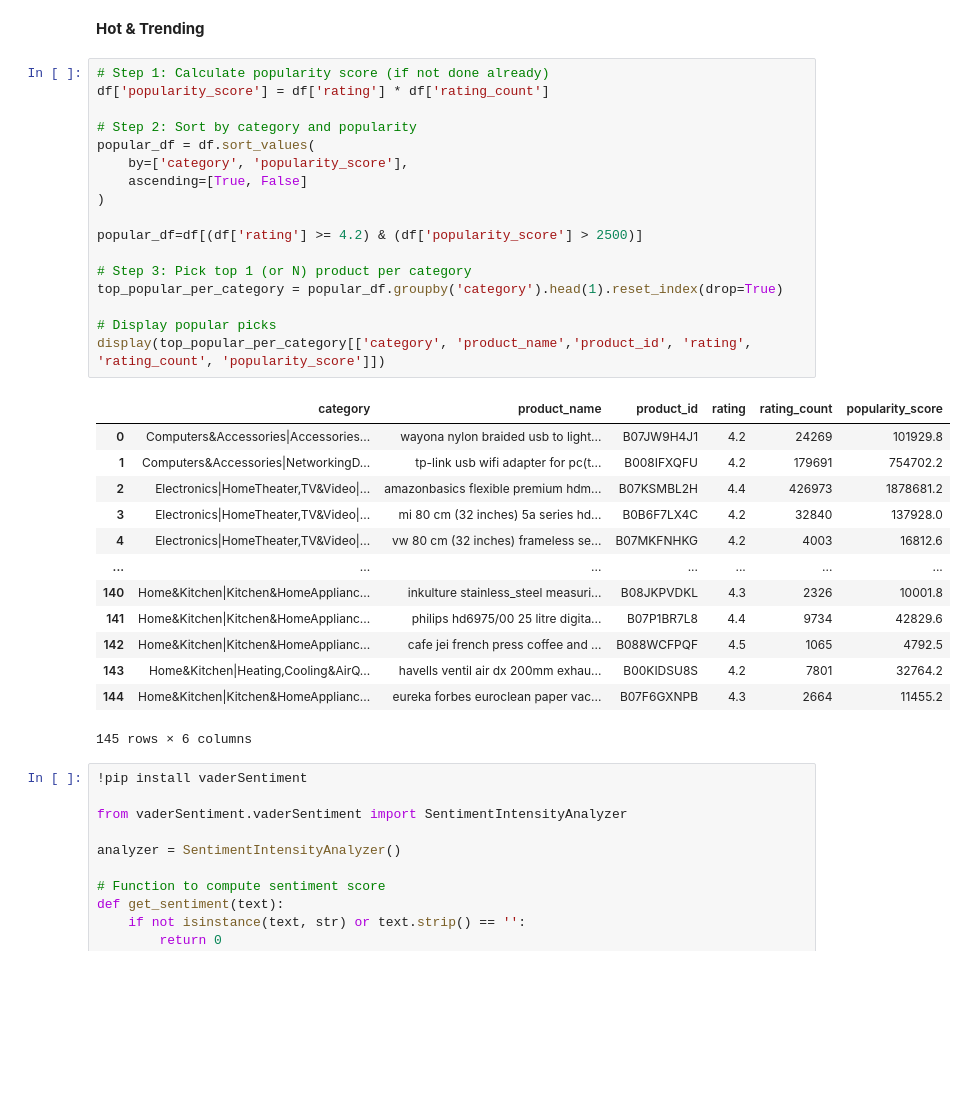
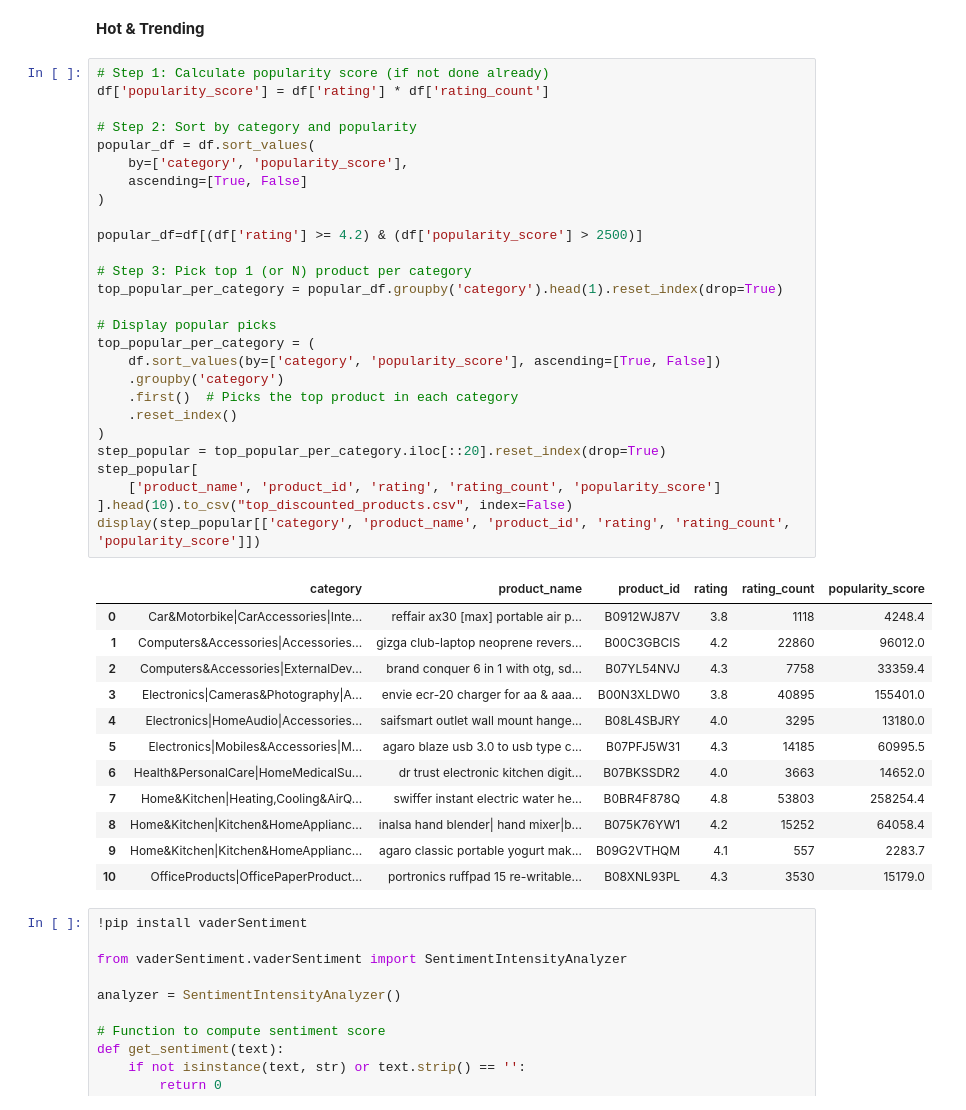
Before and after one commit to Yeshwanth-189/a-i-r, a Jupyter notebook: amazon_dataset_exploration.ipynb, the cells around one changed output. Saved outputs shown, nothing was run; the diff lists cells and outputs as text; blank space fills up the shorter version.

```diff
--- a/amazon_dataset_exploration.ipynb
+++ b/amazon_dataset_exploration.ipynb
@@ -179,34 +186,43 @@ display(top_discounted[['product_name', 'actual_price', 'discounted_price', 'pri
 # %%
 # Step 1: Calculate popularity score (if not done already)
 df['popularity_score'] = df['rating'] * df['rating_count']
 
 # Step 2: Sort by category and popularity
 popular_df = df.sort_values(
     by=['category', 'popularity_score'],
     ascending=[True, False]
 )
 
 popular_df=df[(df['rating'] >= 4.2) & (df['popularity_score'] > 2500)]
 
 # Step 3: Pick top 1 (or N) product per category
 top_popular_per_category = popular_df.groupby('category').head(1).reset_index(drop=True)
 
 # Display popular picks
-display(top_popular_per_category[['category', 'product_name','product_id', 'rating', 'rating_count', 'popularity_score']])
+top_popular_per_category = (
+    df.sort_values(by=['category', 'popularity_score'], ascending=[True, False])
+    .groupby('category')
+    .first()  # Picks the top product in each category
+    .reset_index()
+)
+step_popular = top_popular_per_category.iloc[::20].reset_index(drop=True)
+step_popular[
+    ['product_name', 'product_id', 'rating', 'rating_count', 'popularity_score']
+].head(10).to_csv("top_discounted_products.csv", index=False)
+display(step_popular[['category', 'product_name', 'product_id', 'rating', 'rating_count', 'popularity_score']])
 # %% [output]
 |  | category | product_name | product_id | rating | rating_count | popularity_score |
-| 0 | Computers&Accessories|Accessories... | wayona nylon braided usb to light... | B07JW9H4J1 | 4.2 | 24269 | 101929.8 |
-| 1 | Computers&Accessories|NetworkingD... | tp-link usb wifi adapter for pc(t... | B008IFXQFU | 4.2 | 179691 | 754702.2 |
-| 2 | Electronics|HomeTheater,TV&Video|... | amazonbasics flexible premium hdm... | B07KSMBL2H | 4.4 | 426973 | 1878681.2 |
-| 3 | Electronics|HomeTheater,TV&Video|... | mi 80 cm (32 inches) 5a series hd... | B0B6F7LX4C | 4.2 | 32840 | 137928.0 |
-| 4 | Electronics|HomeTheater,TV&Video|... | vw 80 cm (32 inches) frameless se... | B07MKFNHKG | 4.2 | 4003 | 16812.6 |
-| ... | ... | ... | ... | ... | ... | ... |
-| 140 | Home&Kitchen|Kitchen&HomeApplianc... | inkulture stainless_steel measuri... | B08JKPVDKL | 4.3 | 2326 | 10001.8 |
-| 141 | Home&Kitchen|Kitchen&HomeApplianc... | philips hd6975/00 25 litre digita... | B07P1BR7L8 | 4.4 | 9734 | 42829.6 |
-| 142 | Home&Kitchen|Kitchen&HomeApplianc... | cafe jei french press coffee and ... | B088WCFPQF | 4.5 | 1065 | 4792.5 |
-| 143 | Home&Kitchen|Heating,Cooling&AirQ... | havells ventil air dx 200mm exhau... | B00KIDSU8S | 4.2 | 7801 | 32764.2 |
-| 144 | Home&Kitchen|Kitchen&HomeApplianc... | eureka forbes euroclean paper vac... | B07F6GXNPB | 4.3 | 2664 | 11455.2 |
+| 0 | Car&Motorbike|CarAccessories|Inte... | reffair ax30 [max] portable air p... | B0912WJ87V | 3.8 | 1118 | 4248.4 |
+| 1 | Computers&Accessories|Accessories... | gizga club-laptop neoprene revers... | B00C3GBCIS | 4.2 | 22860 | 96012.0 |
+| 2 | Computers&Accessories|ExternalDev... | brand conquer 6 in 1 with otg, sd... | B07YL54NVJ | 4.3 | 7758 | 33359.4 |
+| 3 | Electronics|Cameras&Photography|A... | envie ecr-20 charger for aa & aaa... | B00N3XLDW0 | 3.8 | 40895 | 155401.0 |
+| 4 | Electronics|HomeAudio|Accessories... | saifsmart outlet wall mount hange... | B08L4SBJRY | 4.0 | 3295 | 13180.0 |
+| 5 | Electronics|Mobiles&Accessories|M... | agaro blaze usb 3.0 to usb type c... | B07PFJ5W31 | 4.3 | 14185 | 60995.5 |
+| 6 | Health&PersonalCare|HomeMedicalSu... | dr trust electronic kitchen digit... | B07BKSSDR2 | 4.0 | 3663 | 14652.0 |
+| 7 | Home&Kitchen|Heating,Cooling&AirQ... | swiffer instant electric water he... | B0BR4F878Q | 4.8 | 53803 | 258254.4 |
+| 8 | Home&Kitchen|Kitchen&HomeApplianc... | inalsa hand blender| hand mixer|b... | B075K76YW1 | 4.2 | 15252 | 64058.4 |
+| 9 | Home&Kitchen|Kitchen&HomeApplianc... | agaro classic portable yogurt mak... | B09G2VTHQM | 4.1 | 557 | 2283.7 |
+| 10 | OfficeProducts|OfficePaperProduct... | portronics ruffpad 15 re-writable... | B08XNL93PL | 4.3 | 3530 | 15179.0 |
-145 rows × 6 columns
 # %%
 !pip install vaderSentiment
 
```
Also changed, not shown: parts of 12 cells of this notebook.
